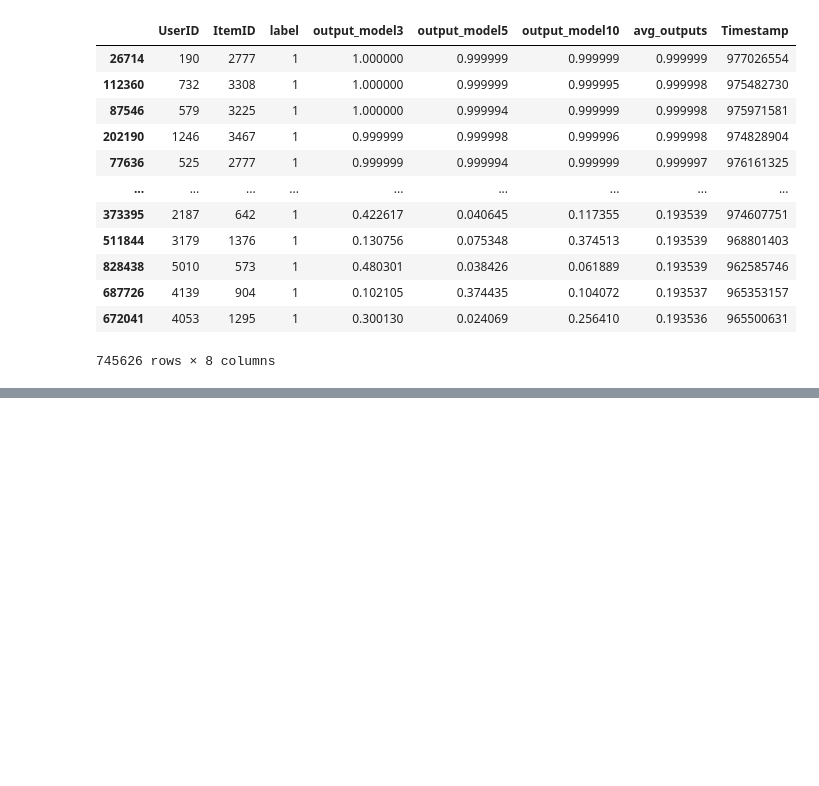
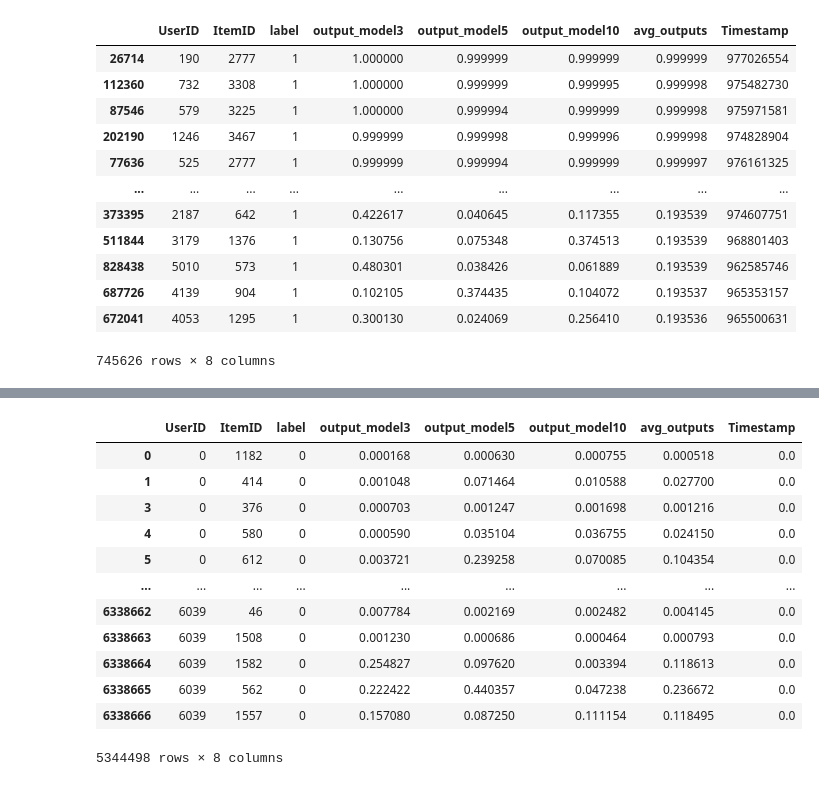
Before and after one commit to panchaldhruv27223/NCF_Recommendation, a Jupyter notebook: NCF_Pytorch/Custom_User_centric_batch/get_data_info.ipynb, the cells around one changed output, grey strips where cells are left out. Cells and saved outputs as stored; diff of their text form; code cells hidden in the pictures; blank space fills up the shorter version.

```diff
--- a/NCF_Pytorch/Custom_User_centric_batch/get_data_info.ipynb
+++ b/NCF_Pytorch/Custom_User_centric_batch/get_data_info.ipynb
@@ -1448,0 +1499,17 @@ positive_df_75.to_csv("El2n_only_positive_75_data.csv", index=False)
+# %%
+negative_25 = pd.read_csv("/home/dhruv/Documents/NCF/NCF_Recommendation/NCF_Pytorch/Custom_User_centric_batch/El2n_25_data.csv")
+negative_25[negative_25["label"]==0]
+# %% [output]
+|  | UserID | ItemID | label | output_model3 | output_model5 | output_model10 | avg_outputs | Timestamp |
+| 0 | 0 | 1182 | 0 | 0.000168 | 0.000630 | 0.000755 | 0.000518 | 0.0 |
+| 1 | 0 | 414 | 0 | 0.001048 | 0.071464 | 0.010588 | 0.027700 | 0.0 |
+| 3 | 0 | 376 | 0 | 0.000703 | 0.001247 | 0.001698 | 0.001216 | 0.0 |
+| 4 | 0 | 580 | 0 | 0.000590 | 0.035104 | 0.036755 | 0.024150 | 0.0 |
+| 5 | 0 | 612 | 0 | 0.003721 | 0.239258 | 0.070085 | 0.104354 | 0.0 |
+| ... | ... | ... | ... | ... | ... | ... | ... | ... |
+| 6338662 | 6039 | 46 | 0 | 0.007784 | 0.002169 | 0.002482 | 0.004145 | 0.0 |
+| 6338663 | 6039 | 1508 | 0 | 0.001230 | 0.000686 | 0.000464 | 0.000793 | 0.0 |
+| 6338664 | 6039 | 1582 | 0 | 0.254827 | 0.097620 | 0.003394 | 0.118613 | 0.0 |
+| 6338665 | 6039 | 562 | 0 | 0.222422 | 0.440357 | 0.047238 | 0.236672 | 0.0 |
+| 6338666 | 6039 | 1557 | 0 | 0.157080 | 0.087250 | 0.111154 | 0.118495 | 0.0 |
+5344498 rows × 8 columns
```
Also changed, not shown: parts of 14 cells of this notebook.
